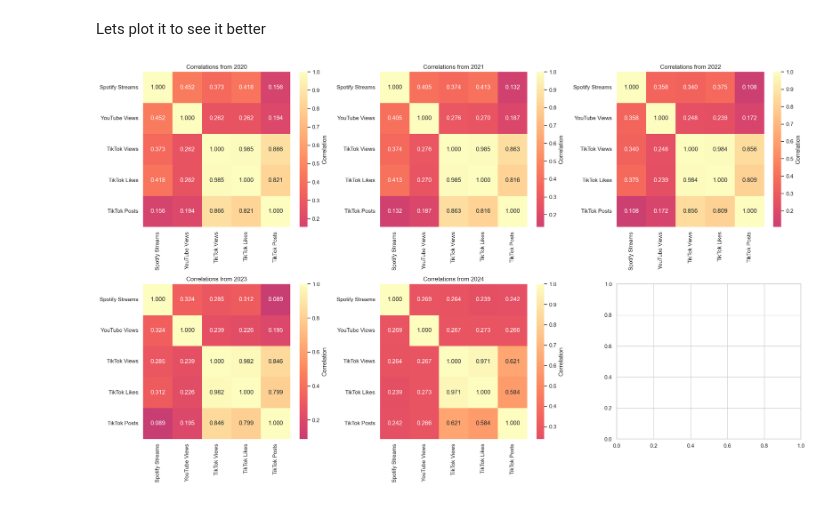
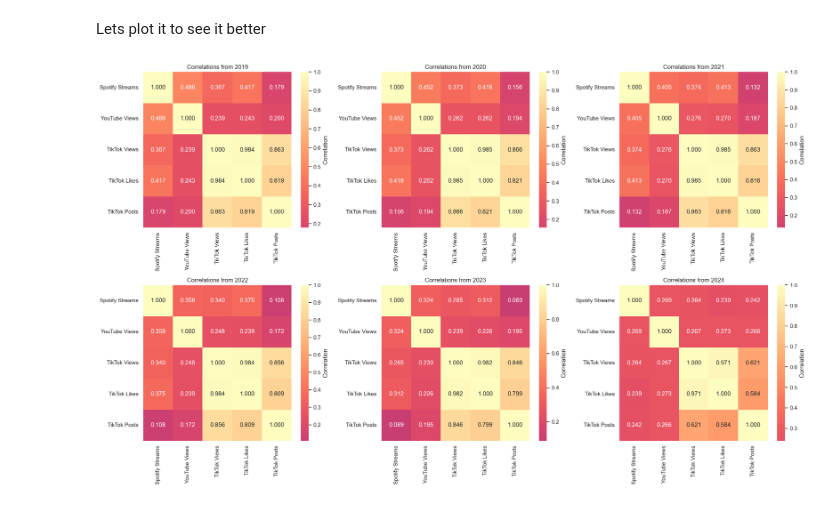
Before and after one commit to iKebb/Ironhack_Project02_SQL, a Jupyter notebook: main.ipynb, the cells around one changed output. Drawn from its saved outputs; the diff is of its cells as text; code cells hidden in the pictures.

```diff
--- a/main.ipynb
+++ b/main.ipynb
@@ -545,7 +557,7 @@ corr_2020
 | TikTok Posts | 0.155665 | 0.194398 | 0.865868 | 0.820713 | 1.000000 |
 # %%
 # 2021
-corr_2021= spearman_corr_since_2020(df, "2021-01-01")
+corr_2021= spearman_corr(df, "2021-01-01")
 corr_2021
 # %% [output]
 |  | Spotify Streams | YouTube Views | TikTok Views | TikTok Likes | TikTok Posts |
@@ -556,7 +568,7 @@ corr_2021
 | TikTok Posts | 0.132426 | 0.187120 | 0.863139 | 0.816257 | 1.000000 |
 # %%
 # 2022
-corr_2022= spearman_corr_since_2020(df, "2022-01-01")
+corr_2022= spearman_corr(df, "2022-01-01")
 corr_2022
 # %% [output]
 |  | Spotify Streams | YouTube Views | TikTok Views | TikTok Likes | TikTok Posts |
@@ -567,7 +579,7 @@ corr_2022
 | TikTok Posts | 0.108156 | 0.171606 | 0.856357 | 0.808701 | 1.000000 |
 # %%
 # 2023
-corr_2023= spearman_corr_since_2020(df, "2023-01-01")
+corr_2023= spearman_corr(df, "2023-01-01")
 corr_2023
 # %% [output]
 |  | Spotify Streams | YouTube Views | TikTok Views | TikTok Likes | TikTok Posts |
@@ -578,7 +590,7 @@ corr_2023
 | TikTok Posts | 0.089044 | 0.194881 | 0.845534 | 0.799314 | 1.000000 |
 # %%
 # 2024
-corr_2024= spearman_corr_since_2020(df, "2024-01-01")
+corr_2024= spearman_corr(df, "2024-01-01")
 corr_2024
 # %% [output]
 |  | Spotify Streams | YouTube Views | TikTok Views | TikTok Likes | TikTok Posts |
@@ -600,20 +612,20 @@ The strongest TikTok–Spotify link occurred during **2020–2021**, coinciding
 Lets plot it to see it better
 # %%
 fig, axes=   plt.subplots(2, 3, figsize=(20,12))
-corr_years=  [corr_2020, corr_2021, corr_2022, corr_2023, corr_2024]
-year_labels= ["2020", "2021", "2022", "2023", "2024"]
+corr_years=  [corr_2019, corr_2020, corr_2021, corr_2022, corr_2023, corr_2024]
+year_labels= ["2019", "2020", "2021", "2022", "2023", "2024"]
 
 for i, (corr, year_label) in enumerate(zip(corr_years, year_labels)):
   row, col= i // 3, i % 3
 
   sns.heatmap(corr, annot= True, fmt= ".3f", cmap= "magma",
               center= 0, ax= axes[row, col], cbar_kws= {"label": "Correlation"})
   axes[row, col].set_title(f"Correlations from {year_label}")
 
 plt.tight_layout()
 plt.show()
 # %% [output]
-[figure, old version]
+[figure, new version]
 # %% [markdown]
 Based on Spearman correlation analysis, there is a moderate positive relationship between TikTok engagement and success on traditional streaming platforms (YouTube, Spotify), but this relationship is stronger for Spotify than for YouTube and has evolved significantly over time.
 
```
Also changed, not shown: parts of 24 cells of this notebook, 2 other files.
